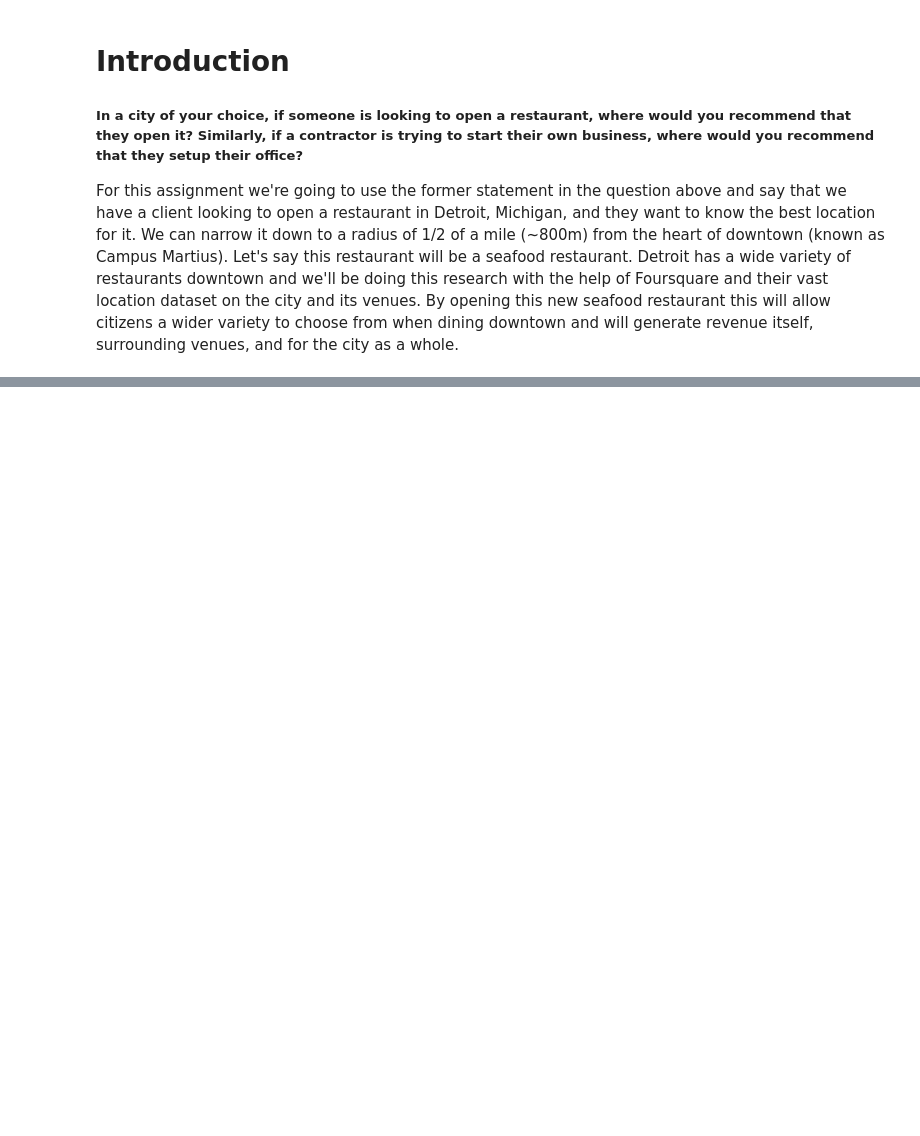
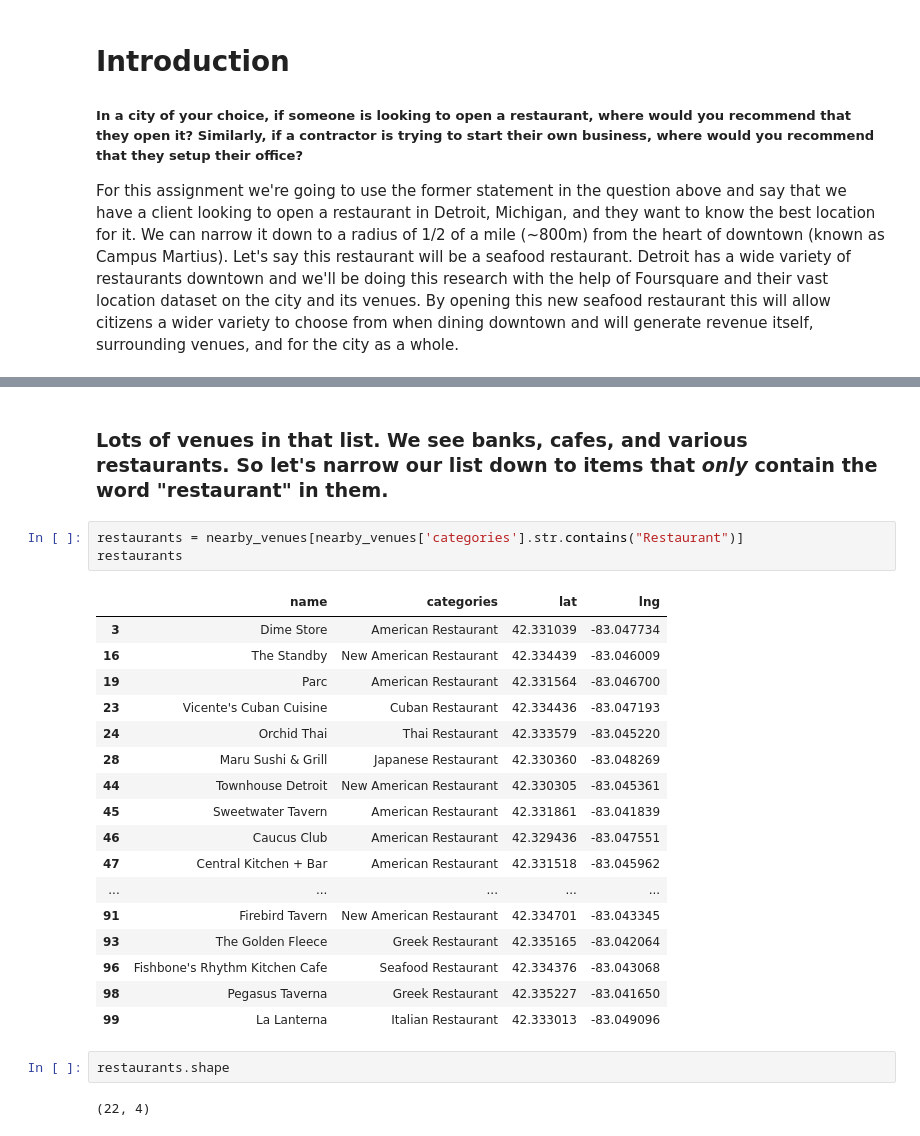
Before and after one commit to mike-fornoff/Battle-of-the-Neighborhoods, a Jupyter notebook: Battle of the Neighborhoods.ipynb, the cells around one changed output, grey strips where cells are left out. Drawn from its saved outputs; the diff is of its cells as text; blank space fills up the shorter version.

```diff
--- a/Battle of the Neighborhoods.ipynb
+++ b/Battle of the Neighborhoods.ipynb
@@ -36,0 +141,27 @@ From all the above data we'll then be able to collect a whole bunch of informati
+# %% [markdown]
+### Lots of venues in that list. We see banks, cafes, and various restaurants. So let's narrow our list down to items that *only* contain the word "restaurant" in them.
+# %%
+restaurants = nearby_venues[nearby_venues['categories'].str.contains("Restaurant")]
+restaurants
+# %% [output]
+|  | name | categories | lat | lng |
+| 3 | Dime Store | American Restaurant | 42.331039 | -83.047734 |
+| 16 | The Standby | New American Restaurant | 42.334439 | -83.046009 |
+| 19 | Parc | American Restaurant | 42.331564 | -83.046700 |
+| 23 | Vicente's Cuban Cuisine | Cuban Restaurant | 42.334436 | -83.047193 |
+| 24 | Orchid Thai | Thai Restaurant | 42.333579 | -83.045220 |
+| 28 | Maru Sushi & Grill | Japanese Restaurant | 42.330360 | -83.048269 |
+| 44 | Townhouse Detroit | New American Restaurant | 42.330305 | -83.045361 |
+| 45 | Sweetwater Tavern | American Restaurant | 42.331861 | -83.041839 |
+| 46 | Caucus Club | American Restaurant | 42.329436 | -83.047551 |
+| 47 | Central Kitchen + Bar | American Restaurant | 42.331518 | -83.045962 |
+| ... | ... | ... | ... | ... |
+| 91 | Firebird Tavern | New American Restaurant | 42.334701 | -83.043345 |
+| 93 | The Golden Fleece | Greek Restaurant | 42.335165 | -83.042064 |
+| 96 | Fishbone's Rhythm Kitchen Cafe | Seafood Restaurant | 42.334376 | -83.043068 |
+| 98 | Pegasus Taverna | Greek Restaurant | 42.335227 | -83.041650 |
+| 99 | La Lanterna | Italian Restaurant | 42.333013 | -83.049096 |
+# %%
+restaurants.shape
+# %% [output]
+(22, 4)
```
Also changed, not shown: parts of 39 cells of this notebook.
